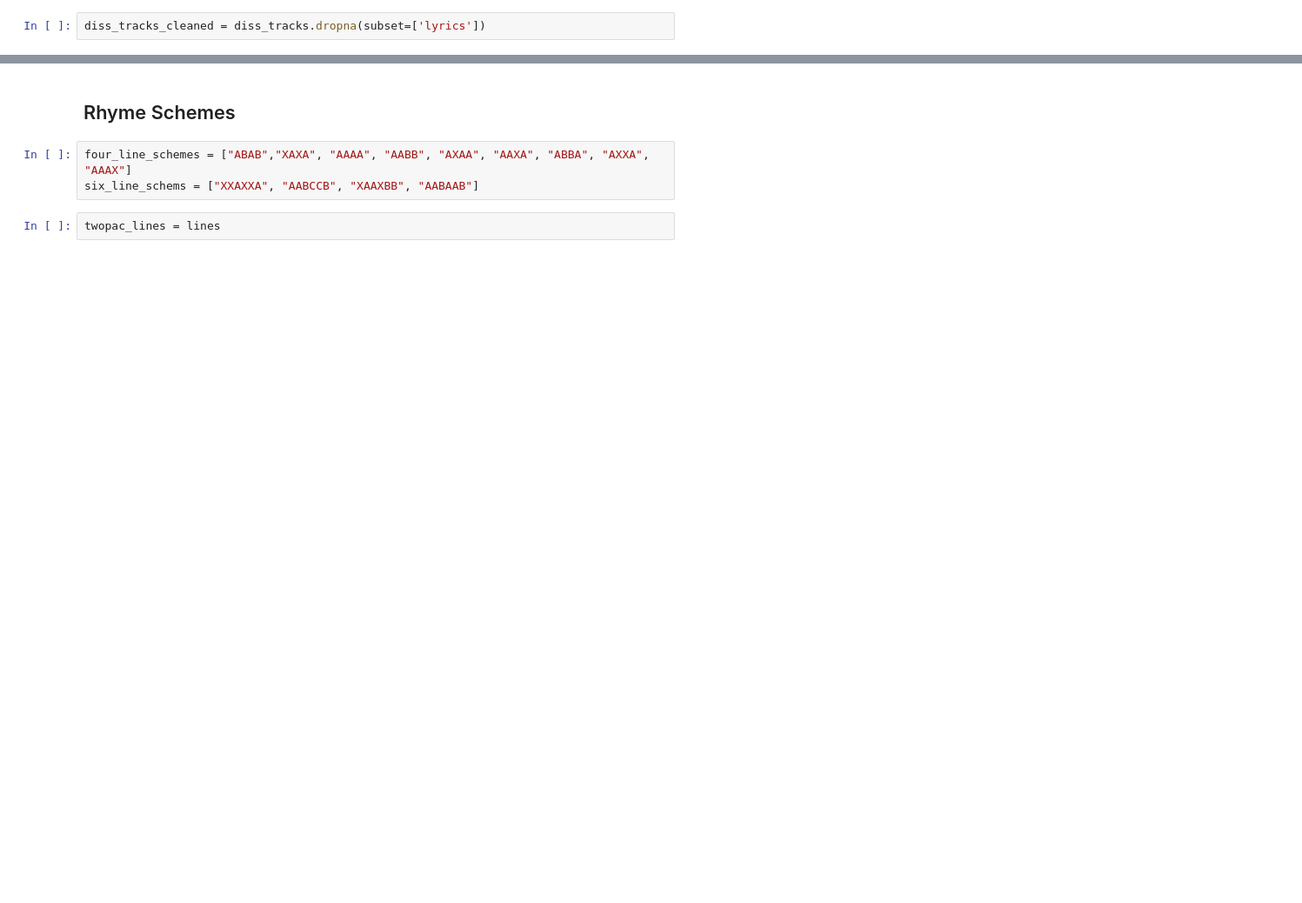
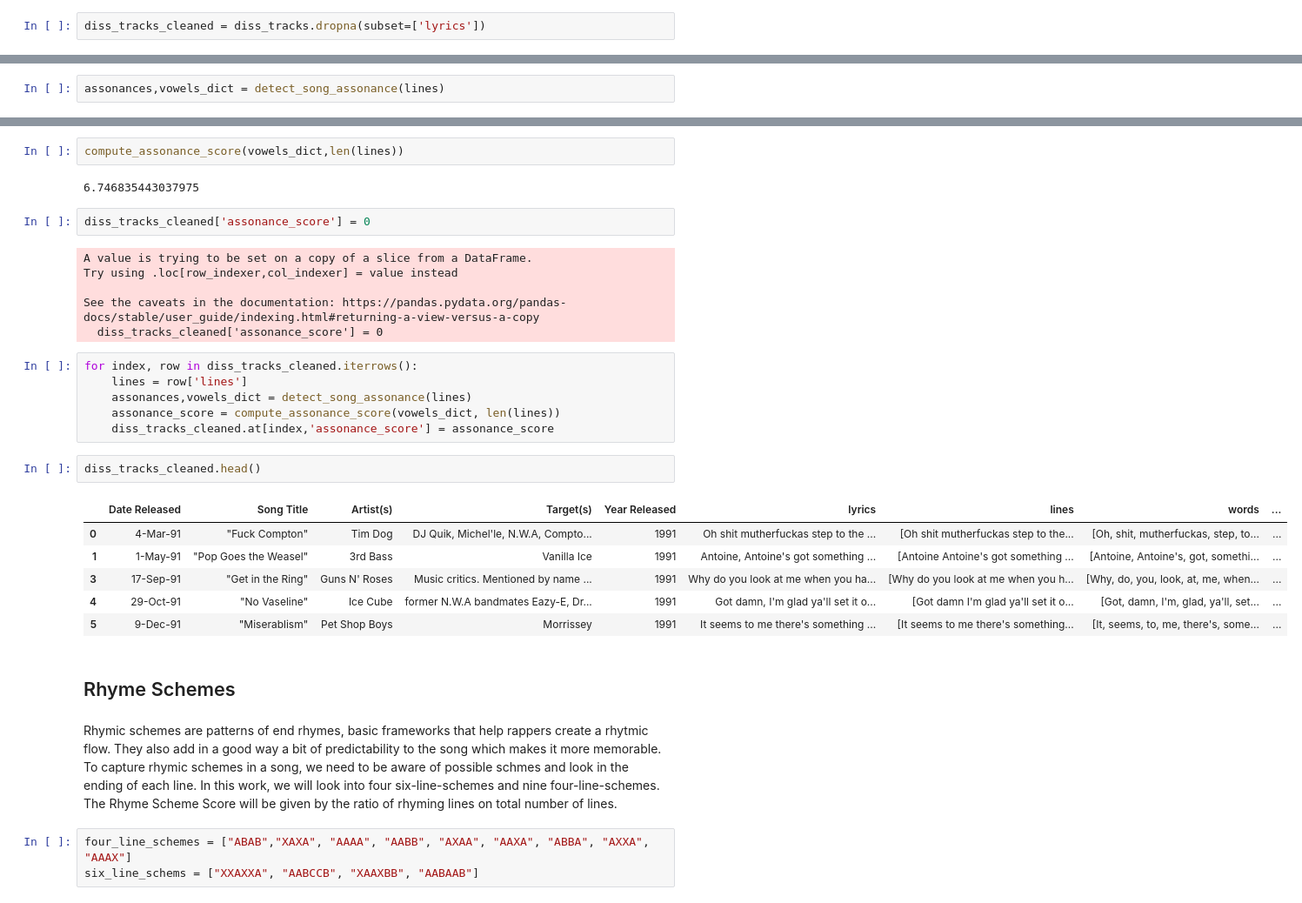
Before and after one commit to helmiAbidi/analyze_diss_tracks, a Jupyter notebook: analyze_rhymes.ipynb, the cells around one changed output, grey strips where cells are left out. Shown: that part at 87% size. Cells and saved outputs as stored; diff of their text form; blank space fills up the shorter version.

```diff
--- a/analyze_rhymes.ipynb
+++ b/analyze_rhymes.ipynb
@@ -251,2 +196,4 @@ for line_index in range(len(lines)-1):
+# %%
+assonances,vowels_dict = detect_song_assonance(lines)
 # %%
 assonances
@@ -253,7 +238,34 @@ assonances
+# %%
+compute_assonance_score(vowels_dict,len(lines))
+# %% [output]
+6.746835443037975
+# %%
+diss_tracks_cleaned['assonance_score'] = 0
+# %% [output]
+A value is trying to be set on a copy of a slice from a DataFrame.
+Try using .loc[row_indexer,col_indexer] = value instead
+
+See the caveats in the documentation: https://pandas.pydata.org/pandas-docs/stable/user_guide/indexing.html#returning-a-view-versus-a-copy
+  diss_tracks_cleaned['assonance_score'] = 0
+# %%
+for index, row in diss_tracks_cleaned.iterrows():
+    lines = row['lines']
+    assonances,vowels_dict = detect_song_assonance(lines)
+    assonance_score = compute_assonance_score(vowels_dict, len(lines))
+    diss_tracks_cleaned.at[index,'assonance_score'] = assonance_score
+# %%
+diss_tracks_cleaned.head()
+# %% [output]
+|  | Date Released | Song Title | Artist(s) | Target(s) | Year Released | lyrics | lines | words | ... |
+| 0 | 4-Mar-91 | "Fuck Compton" | Tim Dog | DJ Quik, Michel'le, N.W.A, Compto... | 1991 | Oh shit mutherfuckas step to the ... | [Oh shit mutherfuckas step to the... | [Oh, shit, mutherfuckas, step, to... | ... |
+| 1 | 1-May-91 | "Pop Goes the Weasel" | 3rd Bass | Vanilla Ice | 1991 | Antoine, Antoine's got something ... | [Antoine Antoine's got something ... | [Antoine, Antoine's, got, somethi... | ... |
+| 3 | 17-Sep-91 | "Get in the Ring" | Guns N' Roses | Music critics. Mentioned by name ... | 1991 | Why do you look at me when you ha... | [Why do you look at me when you h... | [Why, do, you, look, at, me, when... | ... |
+| 4 | 29-Oct-91 | "No Vaseline" | Ice Cube | former N.W.A bandmates Eazy-E, Dr... | 1991 | Got damn, I'm glad ya'll set it o... | [Got damn I'm glad ya'll set it o... | [Got, damn, I'm, glad, ya'll, set... | ... |
+| 5 | 9-Dec-91 | "Miserablism" | Pet Shop Boys | Morrissey | 1991 | It seems to me there's something ... | [It seems to me there's something... | [It, seems, to, me, there's, some... | ... |
 # %% [markdown]
 ## Rhyme Schemes
+# %% [markdown]
+Rhymic schemes are patterns of end rhymes, basic frameworks that help rappers create a rhytmic flow. They also add in a good way a bit of predictability to the song which makes it more memorable. To capture rhymic schemes in a song, we need to be aware of possible schmes and look in the ending of each line. In this work, we will look into four six-line-schemes and nine four-line-schemes. The Rhyme Scheme Score will be given by the ratio of rhyming lines on total number of lines.
 # %%
 four_line_schemes = ["ABAB","XAXA", "AAAA", "AABB", "AXAA", "AAXA", "ABBA", "AXXA", "AAAX"]
 six_line_schems = ["XXAXXA", "AABCCB", "XAAXBB", "AABAAB"]
-# %%
-twopac_lines = lines
```
Also changed, not shown: parts of 74 cells of this notebook, 1 other file.
